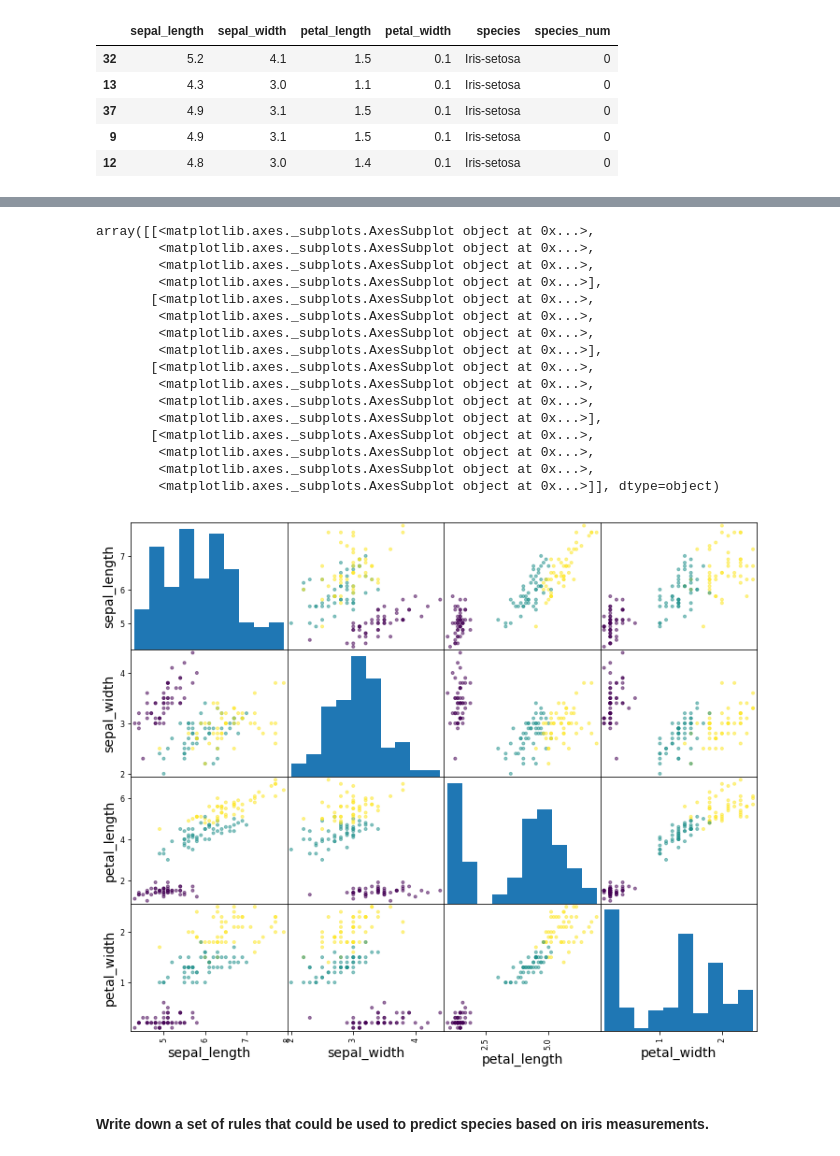
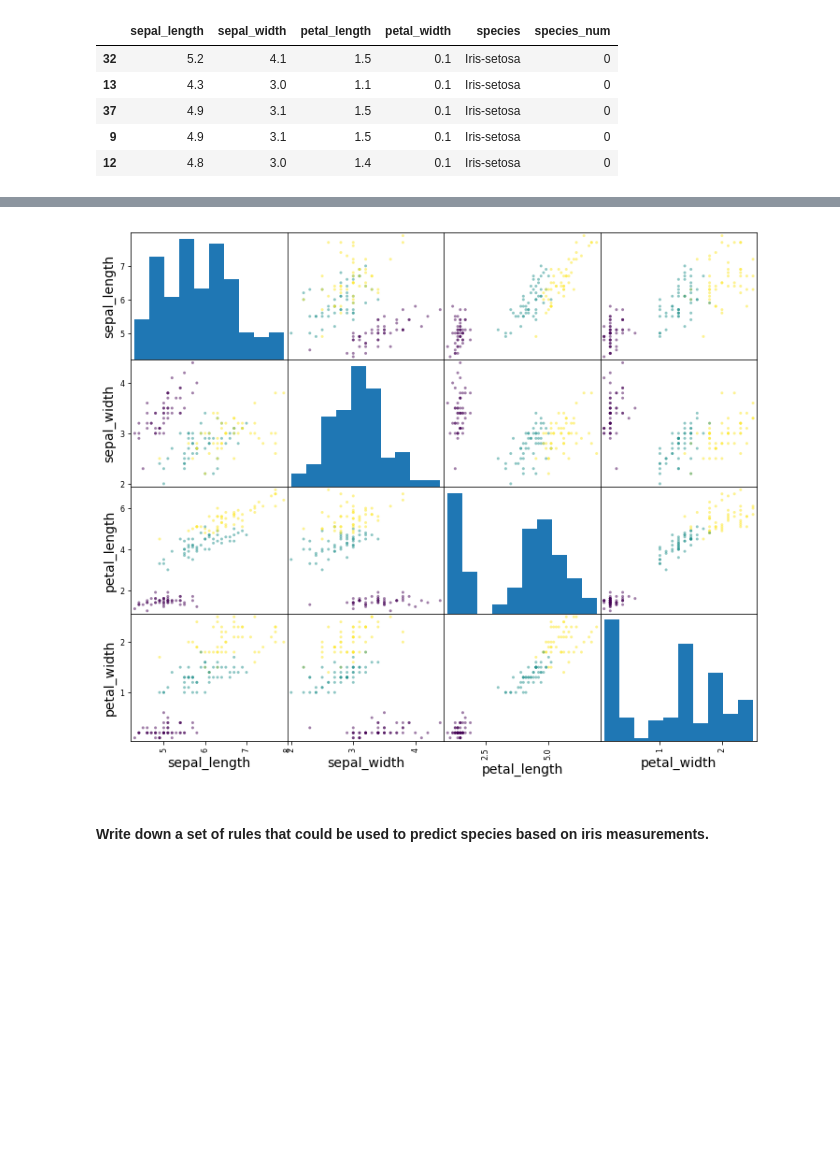
Before and after one commit to naidaire/lesson12_knn_classification, a Jupyter notebook: solution-code/knn_with_sklearn-solution.ipynb, the cells around one changed output, grey strips where cells are left out. Cells and saved outputs as stored; diff of their text form; code cells hidden in the pictures; blank space fills up the shorter version.

```diff
--- a/solution-code/knn_with_sklearn-solution.ipynb
+++ b/solution-code/knn_with_sklearn-solution.ipynb
@@ -78,7 +85,7 @@ plt.rcParams['font.size'] = 14
 # %% [markdown]
 #### Read the iris data into a pandas DataFrame, including column names.
 # %%
-path = '../assets/dataset/iris.data'
+path = '../data/iris.data'
 
 # retrieve the CSV file and add the column names
 iris = pd.read_csv(path)
@@ -280,25 +259,9 @@ iris.plot(kind='scatter', x='petal_length', y='petal_width', c='species_num', co
 [figure]
 # %%
 # scatter matrix of all features colored by species
-pd.scatter_matrix(iris.drop('species_num', axis=1), c=iris.species_num, figsize=(12, 10))
+pd.plotting.scatter_matrix(iris.drop('species_num', axis=1), c=iris.species_num, figsize=(12, 10));
 # %% [output]
-array([[<matplotlib.axes._subplots.AxesSubplot object at 0x...>,
-        <matplotlib.axes._subplots.AxesSubplot object at 0x...>,
-        <matplotlib.axes._subplots.AxesSubplot object at 0x...>,
-        <matplotlib.axes._subplots.AxesSubplot object at 0x...>],
-       [<matplotlib.axes._subplots.AxesSubplot object at 0x...>,
-        <matplotlib.axes._subplots.AxesSubplot object at 0x...>,
-        <matplotlib.axes._subplots.AxesSubplot object at 0x...>,
-        <matplotlib.axes._subplots.AxesSubplot object at 0x...>],
-       [<matplotlib.axes._subplots.AxesSubplot object at 0x...>,
-        <matplotlib.axes._subplots.AxesSubplot object at 0x...>,
-        <matplotlib.axes._subplots.AxesSubplot object at 0x...>,
-        <matplotlib.axes._subplots.AxesSubplot object at 0x...>],
-       [<matplotlib.axes._subplots.AxesSubplot object at 0x...>,
-        <matplotlib.axes._subplots.AxesSubplot object at 0x...>,
-        <matplotlib.axes._subplots.AxesSubplot object at 0x...>,
-        <matplotlib.axes._subplots.AxesSubplot object at 0x...>]], dtype=object)
-[figure, old version]
+[figure, new version]
 # %% [markdown]
 #### Write down a set of rules that could be used to predict species based on iris measurements.
 # %%
```
Also changed, not shown: parts of 35 cells of this notebook, 4 other files.
